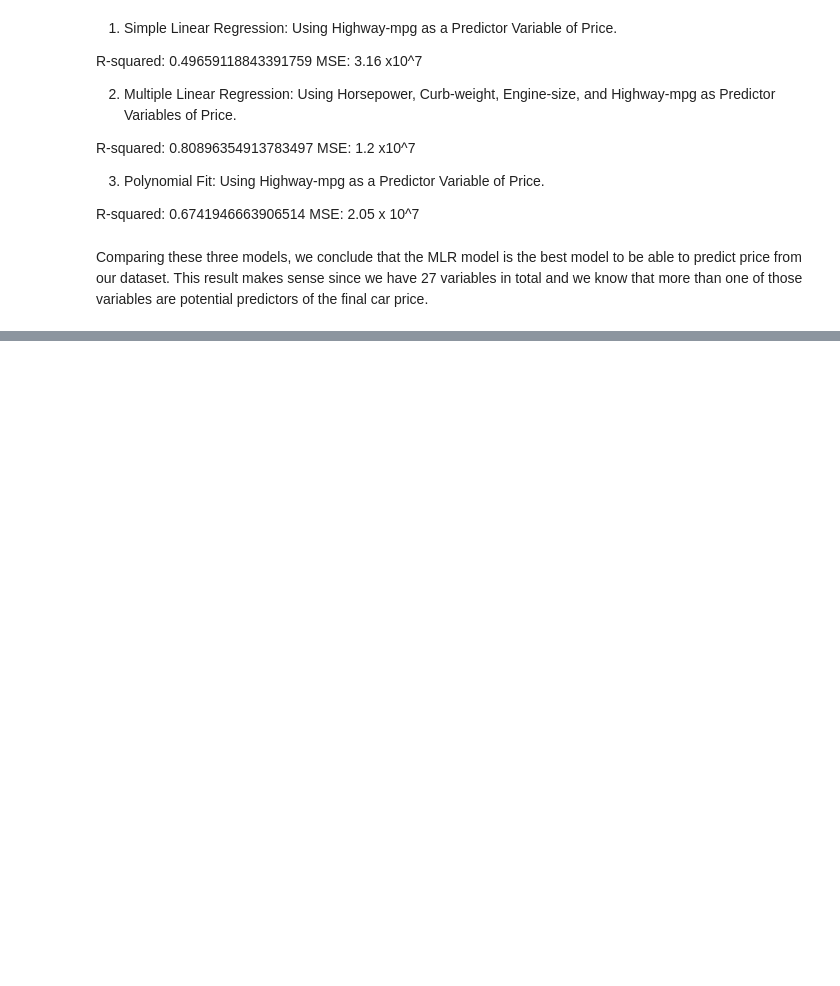
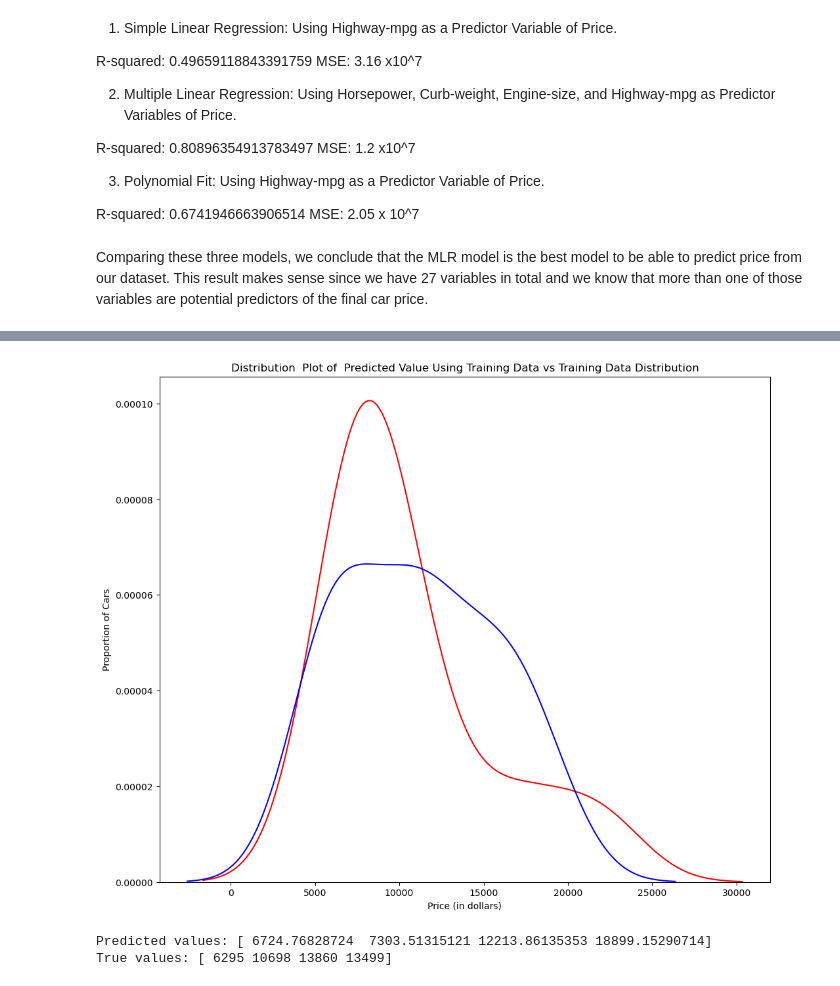
Before and after one commit to vythrey/eda_with_python_usedCars, a Jupyter notebook: eda_with_python_usedCars.ipynb, the cells around one changed output, grey strips where cells are left out. Drawn from its saved outputs; the diff is of its cells as text; code cells hidden in the pictures; blank space fills up the shorter version.

```diff
--- a/eda_with_python_usedCars.ipynb
+++ b/eda_with_python_usedCars.ipynb
@@ -1162,0 +1351,2 @@ Comparing these three models, we conclude that the MLR model is the best model t
+# %%
+yhat_test = lr.predict(x_test[['horsepower', 'curb-weight', 'engine-size', 'highway-mpg']])
@@ -1162,0 +1363,5 @@ Comparing these three models, we conclude that the MLR model is the best model t
+# %%
+Title = 'Distribution  Plot of  Predicted Value Using Training Data vs Training Data Distribution'
+DistributionPlot(y_test, yhat_test, "Actual Values (Train)", "Predicted Values (Train)", Title)
+# %% [output]
+[figure, added]
@@ -1162,0 +1376,6 @@ Comparing these three models, we conclude that the MLR model is the best model t
+# %%
+print("Predicted values:", yhat[0:4])
+print("True values:", y_test[0:4].values)
+# %% [output]
+Predicted values: [ 6724.76828724  7303.51315121 12213.86135353 18899.15290714]
+True values: [ 6295 10698 13860 13499]
```
Also changed, not shown: parts of 70 cells of this notebook.
